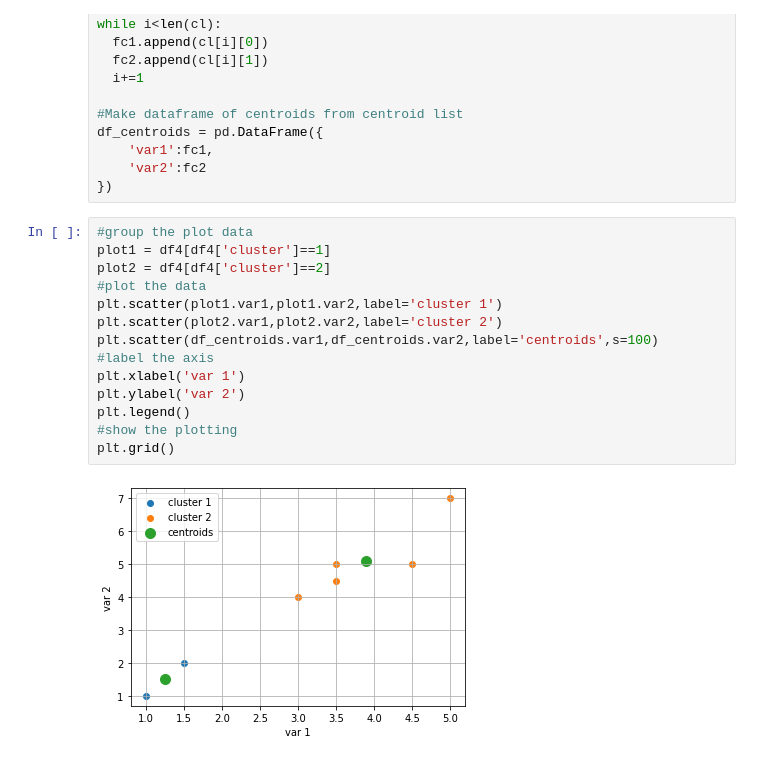
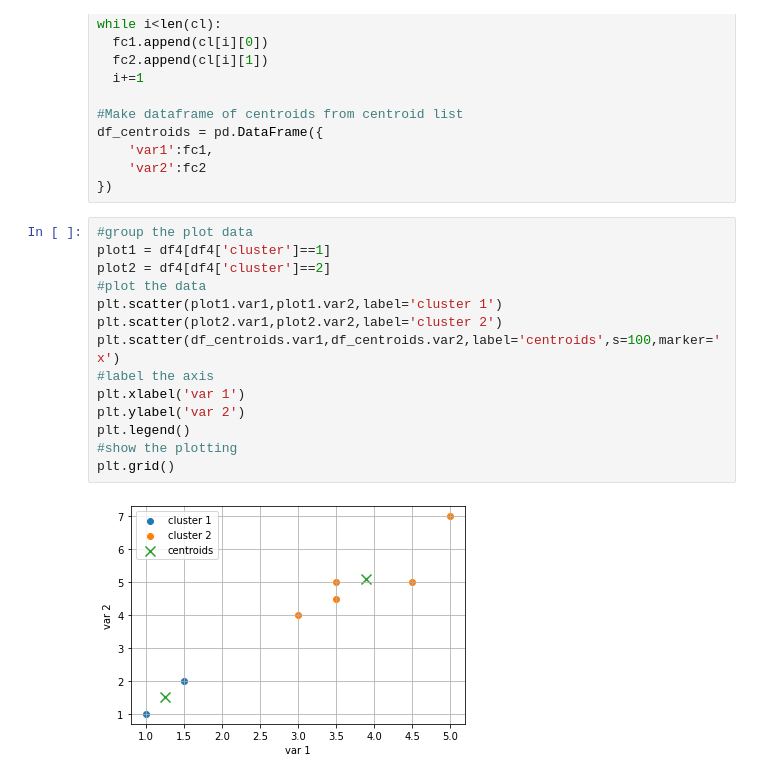
Before and after one commit to Gitroars/FoDS_LEC, a Jupyter notebook: FoDS_w8/2502009721_Week8Exercise_p2.ipynb, the cells around one changed output. Drawn from its saved outputs; the diff is of its cells as text.

```diff
--- a/FoDS_w8/2502009721_Week8Exercise_p2.ipynb
+++ b/FoDS_w8/2502009721_Week8Exercise_p2.ipynb
@@ -214,16 +214,16 @@ df_centroids = pd.DataFrame({
 # %%
 #group the plot data
 plot1 = df4[df4['cluster']==1]
 plot2 = df4[df4['cluster']==2]
 #plot the data
 plt.scatter(plot1.var1,plot1.var2,label='cluster 1')
 plt.scatter(plot2.var1,plot2.var2,label='cluster 2')
-plt.scatter(df_centroids.var1,df_centroids.var2,label='centroids',s=100)
+plt.scatter(df_centroids.var1,df_centroids.var2,label='centroids',s=100,marker='x')
 #label the axis
 plt.xlabel('var 1')
 plt.ylabel('var 2')
 plt.legend()
 #show the plotting
 plt.grid()
 # %% [output]
-[figure, old version]
+[figure, new version]
```
Also changed, not shown: 6 other files.
